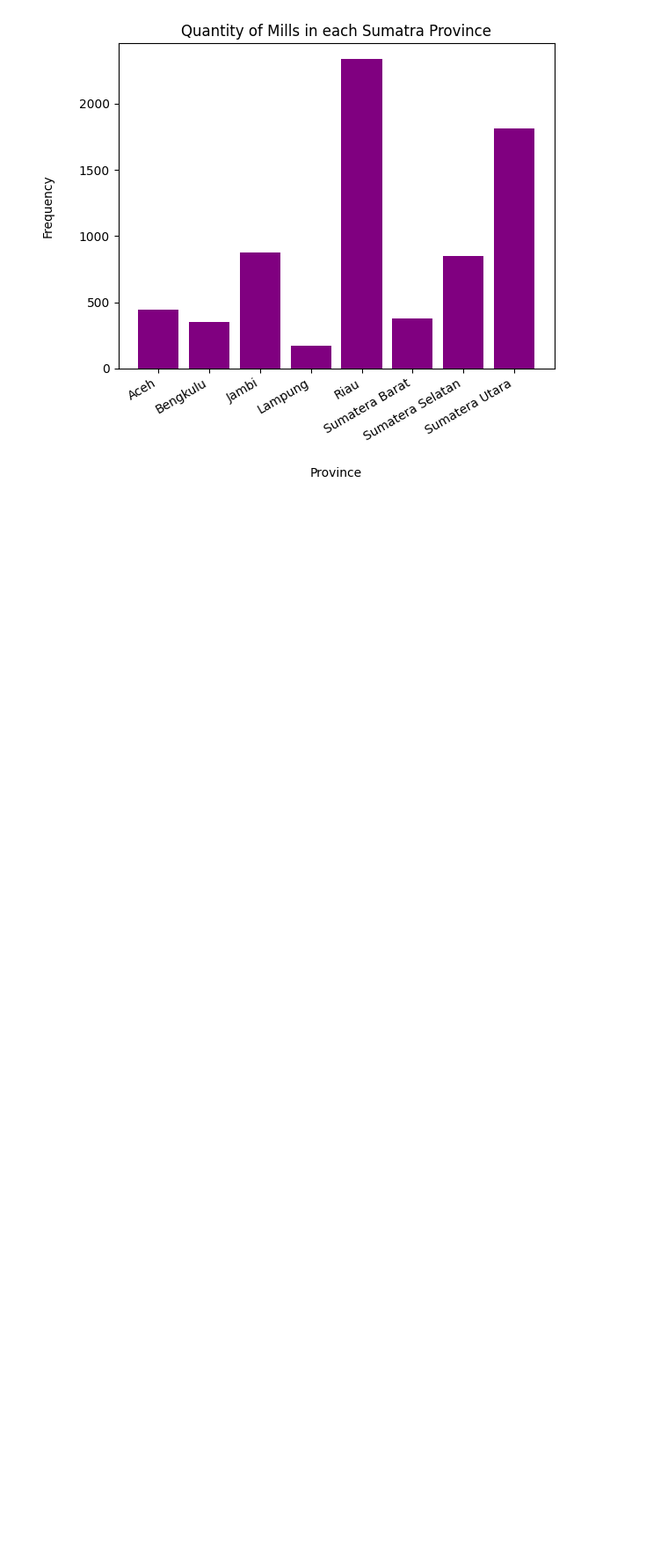
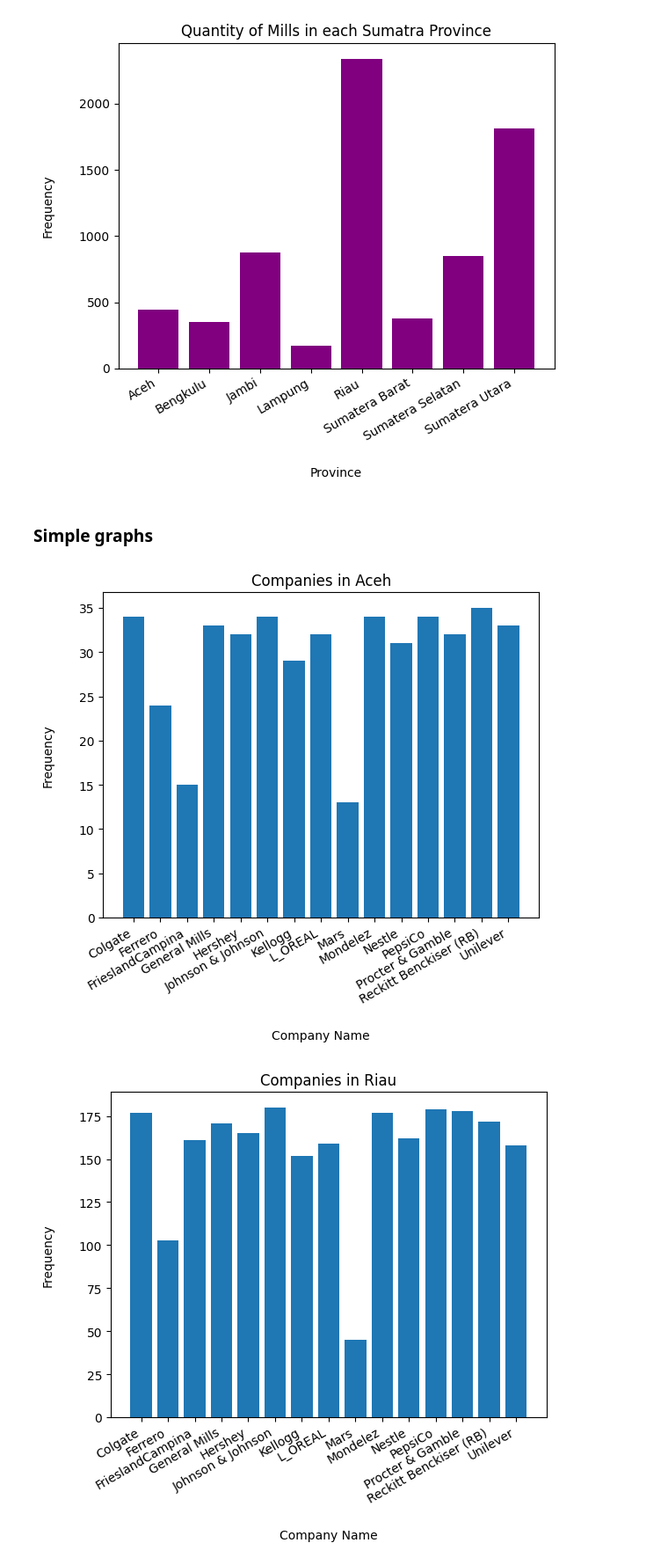
Before and after one commit to janinevillegas/PalmWatch, a Jupyter notebook: Companies_Indonesia/Companies_Indonesia/companies_Sumatra.ipynb, the cells around one changed output. Shown at 88% size. Saved outputs shown, nothing was run; the diff lists cells and outputs as text; code cells hidden in the pictures; blank space fills up the shorter version.

Commit message:
Started preliminary graph generations

```diff
--- a/Companies_Indonesia/Companies_Indonesia/companies_Sumatra.ipynb
+++ b/Companies_Indonesia/Companies_Indonesia/companies_Sumatra.ipynb
@@ -287,0 +270,19 @@ plt.show()
+# %% [markdown]
+### Simple graphs
+# %%
+# Graph distribution of mills in each province
+
+# Iterate through the provinces
+for p in provinces:
+    temporary_df = mill_info[mill_info["Province"] == p]
+
+    # Generate graph
+    plt.bar(temporary_df["Company"], temporary_df["Mill Count"])
+    plt.title(f"Companies in {p}")
+    plt.xlabel("Company Name", labelpad = 20)
+    plt.xticks(rotation=30, ha='right')
+    plt.ylabel("Frequency", labelpad = 20)
+    plt.show()
+# %% [output]
+[figure, added]
+[figure, added]
```
Also changed, not shown: parts of 4 cells of this notebook.
